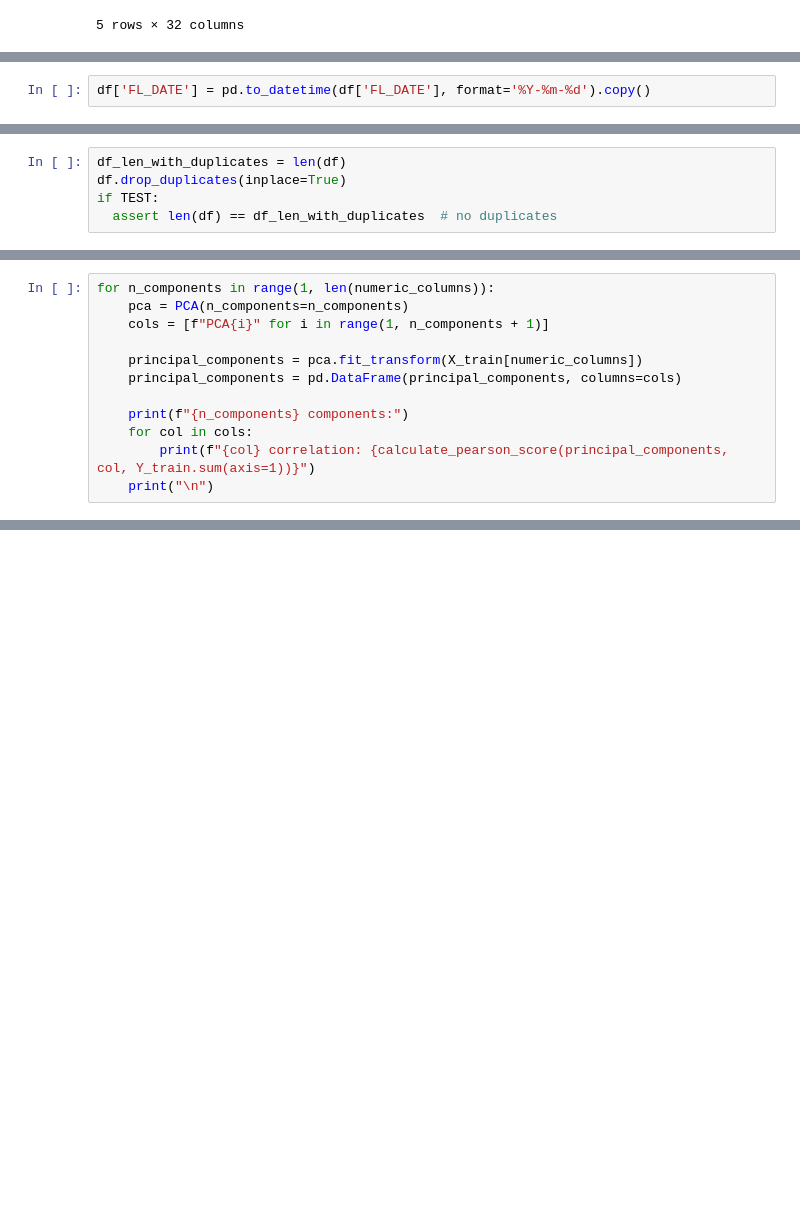
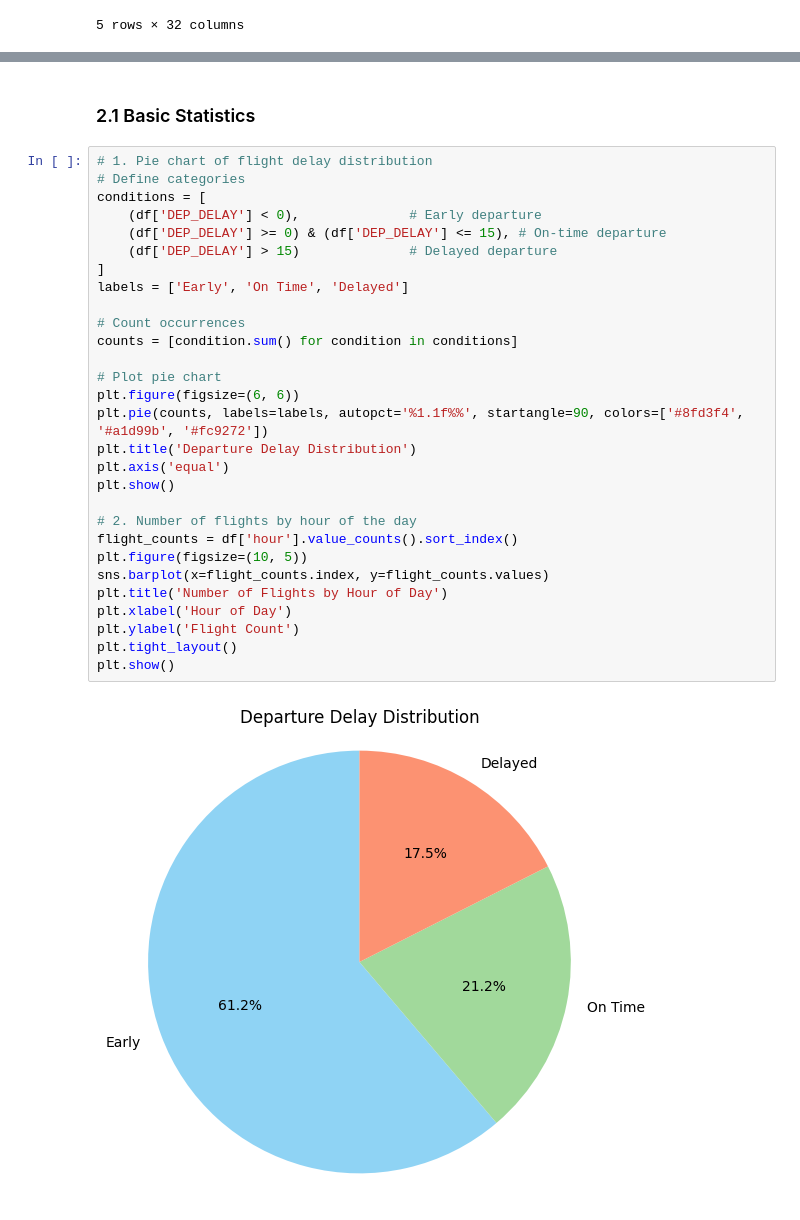
Before and after one commit to jhsung7/flightProj, a Jupyter notebook: 1.Preprocessing.ipynb, the cells around one changed output, grey strips where cells are left out. Cells and saved outputs as stored; diff of their text form; blank space fills up the shorter version.

```diff
--- a/1.Preprocessing.ipynb
+++ b/1.Preprocessing.ipynb
@@ -48,2 +51,0 @@ Convert FL_DATE to "datetime" recognized by pandas
-# %%
-df['FL_DATE'] = pd.to_datetime(df['FL_DATE'], format='%Y-%m-%d').copy()
@@ -62,5 +51,0 @@ Attempt to drop duplicates, we found out there aren't any
-# %%
-df_len_with_duplicates = len(df)
-df.drop_duplicates(inplace=True)
-if TEST:
-  assert len(df) == df_len_with_duplicates  # no duplicates
@@ -584,12 +51,0 @@ Try out PCA on the non-categorical columns. We don't see any meaningful improvem
-# %%
-for n_components in range(1, len(numeric_columns)):
-    pca = PCA(n_components=n_components)
-    cols = [f"PCA{i}" for i in range(1, n_components + 1)]
-
-    principal_components = pca.fit_transform(X_train[numeric_columns])
-    principal_components = pd.DataFrame(principal_components, columns=cols)
-
-    print(f"{n_components} components:")
-    for col in cols:
-        print(f"{col} correlation: {calculate_pearson_score(principal_components, col, Y_train.sum(axis=1))}")
-    print("\n")
@@ -674,0 +101,33 @@ fig.show()
+# %% [markdown]
+### 2.1 Basic Statistics
+# %%
+# 1. Pie chart of flight delay distribution
+# Define categories
+conditions = [
+    (df['DEP_DELAY'] < 0),              # Early departure
+    (df['DEP_DELAY'] >= 0) & (df['DEP_DELAY'] <= 15), # On-time departure
+    (df['DEP_DELAY'] > 15)              # Delayed departure
+]
+labels = ['Early', 'On Time', 'Delayed']
+
+# Count occurrences
+counts = [condition.sum() for condition in conditions]
+
+# Plot pie chart
+plt.figure(figsize=(6, 6))
+plt.pie(counts, labels=labels, autopct='%1.1f%%', startangle=90, colors=['#8fd3f4', '#a1d99b', '#fc9272'])
+plt.title('Departure Delay Distribution')
+plt.axis('equal')
+plt.show()
+
+# 2. Number of flights by hour of the day
+flight_counts = df['hour'].value_counts().sort_index()
+plt.figure(figsize=(10, 5))
+sns.barplot(x=flight_counts.index, y=flight_counts.values)
+plt.title('Number of Flights by Hour of Day')
+plt.xlabel('Hour of Day')
+plt.ylabel('Flight Count')
+plt.tight_layout()
+plt.show()
+# %% [output]
+[figure, added]
```
Also changed, not shown: parts of 110 cells of this notebook.
